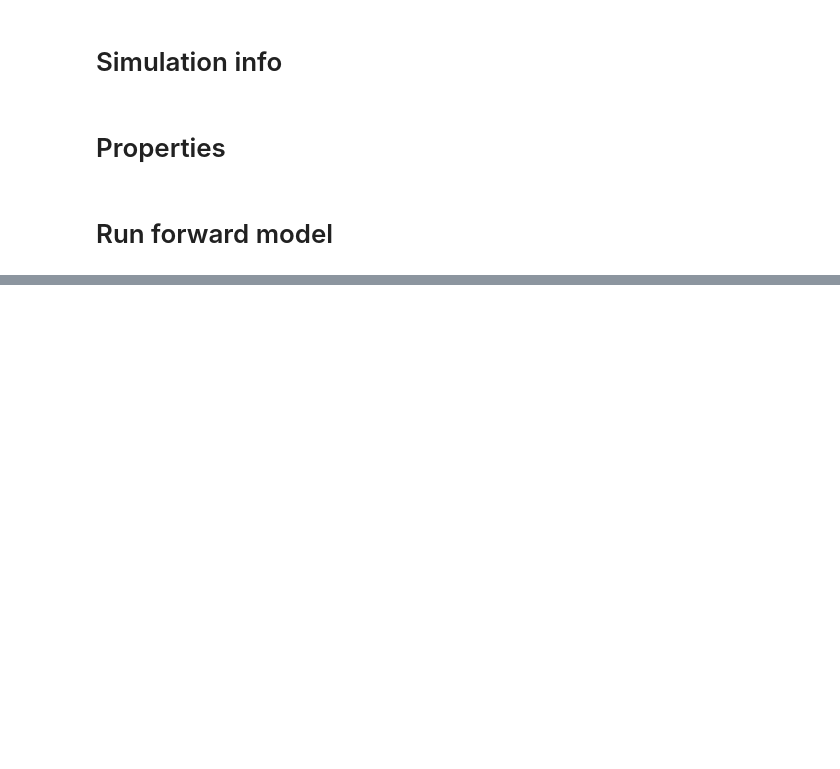
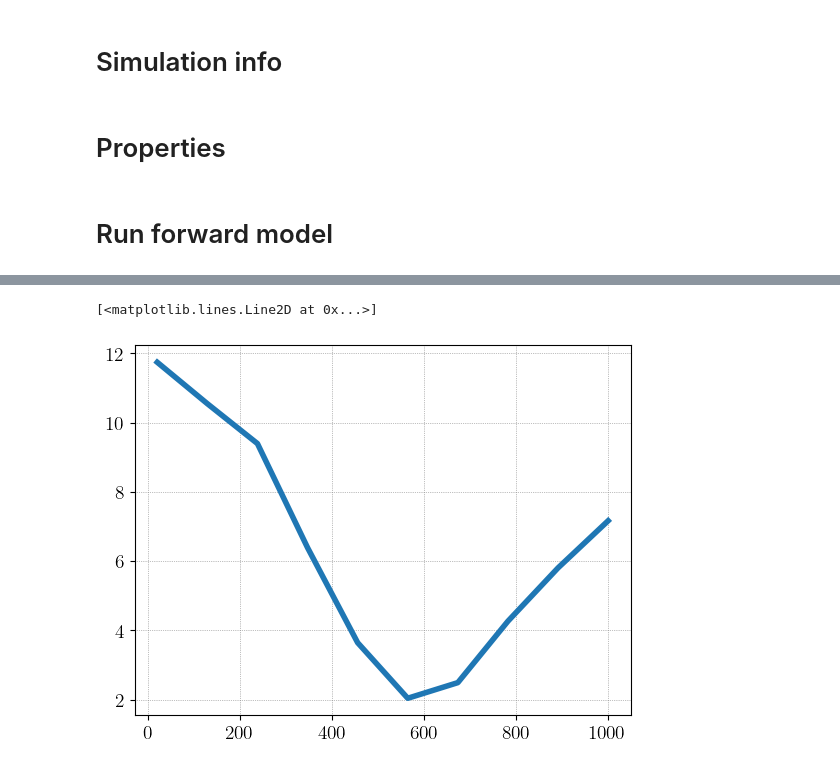
Before and after one commit to JulietteFranque/dft_dissertation, a Jupyter notebook: jupyter_notebooks/calculate_natural_convection_error.ipynb, the cells around one changed output, grey strips where cells are left out. Cells and saved outputs as stored; diff of their text form; code cells hidden in the pictures; blank space fills up the shorter version.

```diff
--- a/jupyter_notebooks/calculate_natural_convection_error.ipynb
+++ b/jupyter_notebooks/calculate_natural_convection_error.ipynb
@@ -98,0 +100,7 @@ axes[0].set_ylabel('Relative error (\%)');
+# %%
+idxs = (velocities_grid == np.unique(velocities_grid)[0]) & (fluxes_grid == np.unique(fluxes_grid)[2])
+# %%
+plt.plot(temperatures_grid[idxs], np.array(errors)[idxs])
+# %% [output]
+[<matplotlib.lines.Line2D at 0x...>]
+[figure, added]
```
Also changed, not shown: parts of 4 cells of this notebook, 7 other files.
